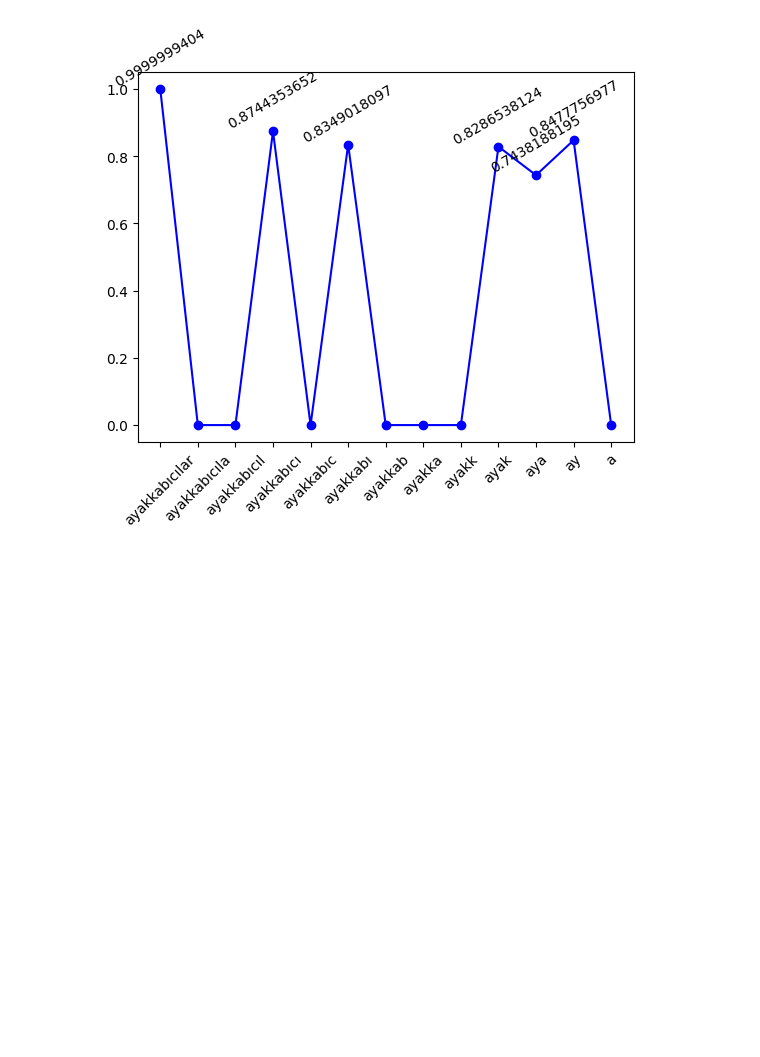
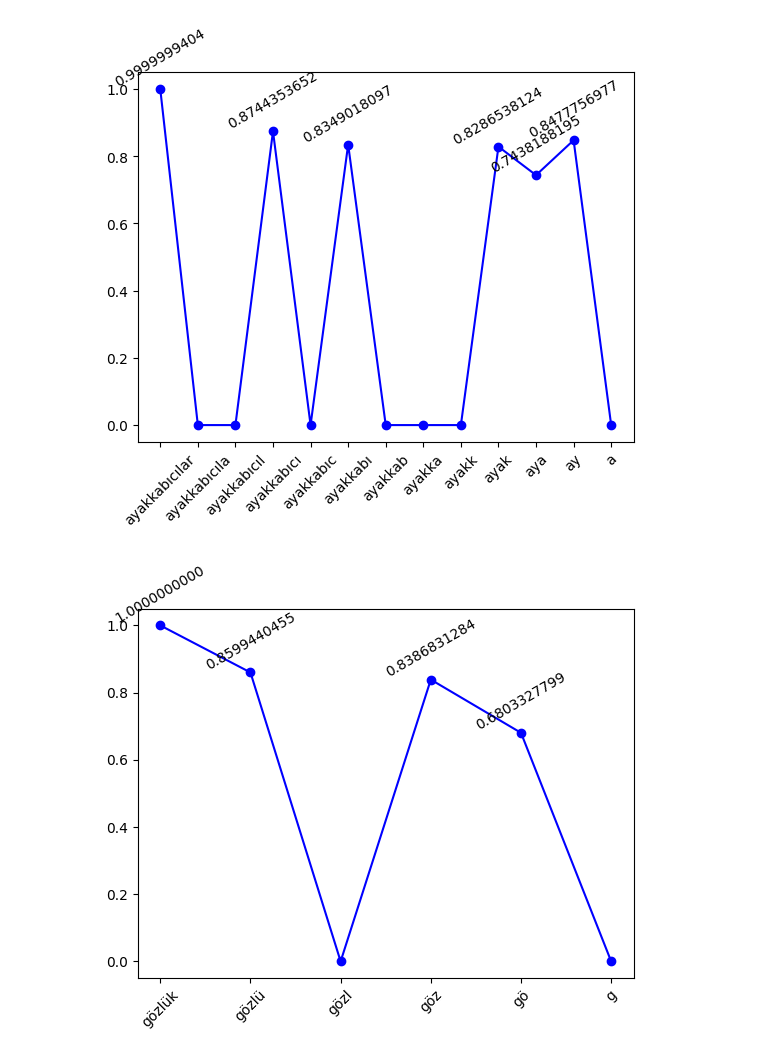
Before and after one commit to emretosn/word-roots, a Jupyter notebook: wordroot.ipynb, the cells around one changed output. Saved outputs shown, nothing was run; the diff lists cells and outputs as text; code cells hidden in the pictures; blank space fills up the shorter version.

```diff
--- a/wordroot.ipynb
+++ b/wordroot.ipynb
@@ -79,3 +73,9 @@ test = root_dict('ayakkabıcılar')
 root_plot(test)
 # %% [output]
 [figure]
+# %%
+#test
+test = root_dict('gözlük')
+root_plot(test)
+# %% [output]
+[figure, added]
```
Also changed, not shown: parts of 2 cells of this notebook.
